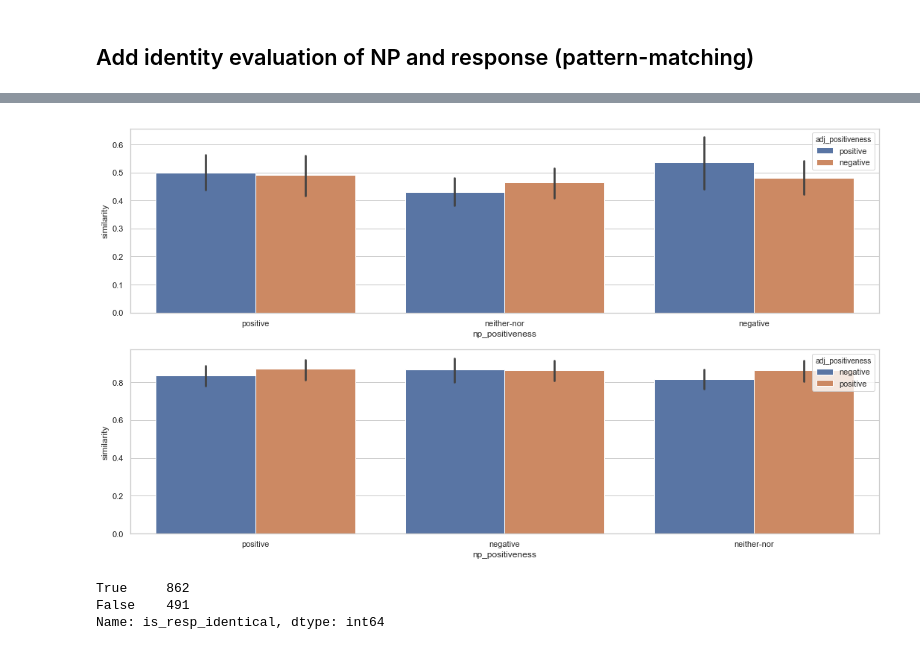
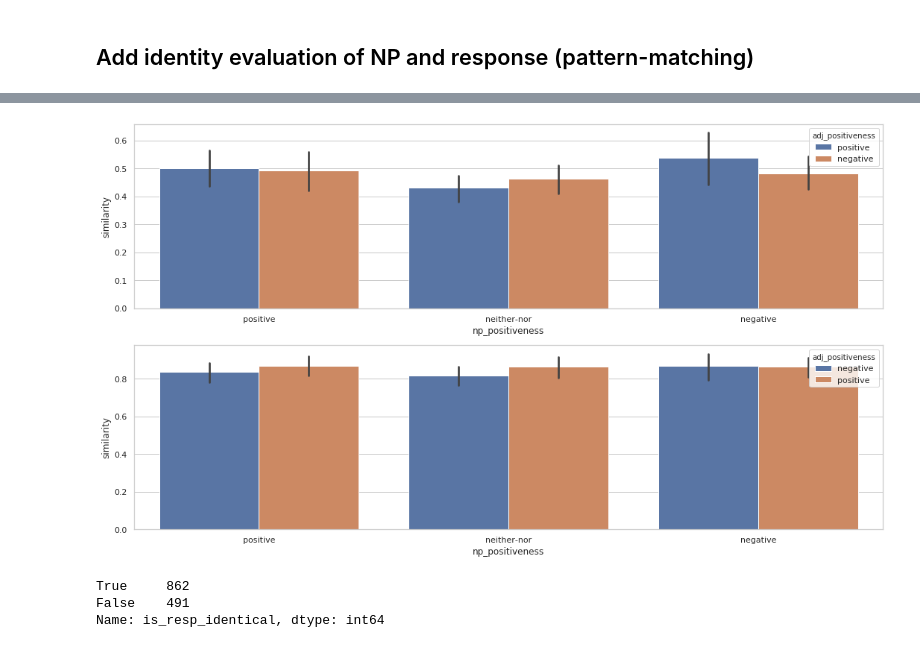
Before and after one commit to mhtess/comparison-class, a Jupyter notebook: analysis/Embedding Analysis_2.ipynb, the cells around one changed output, grey strips where cells are left out. Cells and saved outputs as stored; diff of their text form; code cells hidden in the pictures.

```diff
--- a/analysis/Embedding Analysis_2.ipynb
+++ b/analysis/Embedding Analysis_2.ipynb
@@ -57,18 +61,22 @@ sim_df[has_embedding].head(5)
 # %%
 # insert superordinate label and dimension
 import json
-stimuli_info = "comparison-class/experiments/js/noun_elicitation_pilot.json"
+stimuli_info = "../experiments/js/noun_elicitation_pilot.json"
 with open(stimuli_info) as stim_info:
     stimuli = json.load(stim_info)["examples"]
 #     print(stimuli)
+
+
 raw_df['superordinate'] = raw_df['stim_id'].apply(lambda x: stimuli[x].get('superordinate') )
 raw_df['degree'] = raw_df['stim_id'].apply(lambda x: stimuli[x].get('degree'))
+
+
 # data['superordinate']
 # %% [markdown]
 # Preprocessing
 # %%
 # Did they fail the memory check?
-memory_check_file = 'comparison-class/data/pilot-classElicitation-free-3/class-elicitation-free-3-catch_trials.csv'
+memory_check_file = '../data/pilot-classElicitation-free-3/class-elicitation-free-3-catch_trials.csv'
 memory_check_df = pd.read_csv(memory_check_file)[['workerid', 'correct']]
 
 passed_memory_check = memory_check_df.groupby(['workerid']).sum() >= 8
@@ -106,7 +114,6 @@ unique_nps.columns = ['np']
 unique_nps.index = unique_nps['np']
 
 print('Number of unique NPs (including responses):', len(unique_nps))
-
 # (616 unique responses)
 # %% [output]
 Number of unique NPs (including responses): 676
@@ -222,8 +138,9 @@ with_sim_lemma = df[vars_to_keep + ['lemma']]
 
 
 # Add similarity ratings
-with_sim_raw = append_similarity(with_sim_raw).dropna()
-with_sim_lemma = append_similarity(with_sim_lemma, y = 'lemma').dropna()
+with_sim_raw = append_similarity(with_sim_raw, sim_df).dropna()
+with_sim_lemma = append_similarity(with_sim_lemma, sim_df, y = 'lemma').dropna()
+
 
 # Plot with/without hue
 # plot shows similarity distributions over all response - np pairs
@@ -260,8 +183,8 @@ identical_resp = with_sim_lemma[with_sim_lemma['is_resp_identical'] == True ].dr
 # non_identical_resp
 
 # add similarities
-non_identical_resp = append_similarity(non_identical_resp, y = 'lemma').dropna()
-identical_resp = append_similarity(identical_resp, y = 'lemma').dropna()
+non_identical_resp = append_similarity(non_identical_resp, sim_df, y = 'lemma').dropna()
+identical_resp = append_similarity(identical_resp, sim_df, y = 'lemma').dropna()
 
 # plot similarity distributions of only non-identical np-response pairs
 
@@ -313,22 +236,22 @@ plt.show()
 # %%
 # average similarity of responses/NPs separated into identical and non-identical based on np positiveness, by adjective condition
 # identity based on pattern matching
 
 sns.set(style = 'whitegrid')
 
 fig, axs = plt.subplots(nrows = 2)
 fig.set_size_inches(18, 10)
 
 # non-identical responses
 sns.barplot(x="np_positiveness", y="similarity", hue="adj_positiveness", data=non_identical_resp, ax = axs[0])
 # identical responses, not too much varince to be expected since these pairs are very similar
-sns.barplot(x="np_positiveness", y="similarity", hue="adj_positiveness", order=['positive', 'neither-nor', 'negative'] data=identical_resp, ax = axs[1])
+sns.barplot(x="np_positiveness", y="similarity", hue="adj_positiveness", order=['positive', 'neither-nor', 'negative'], data=identical_resp, ax = axs[1])
 
 plt.show()
 
 # similarity of non-identical pairs around 0.5, similarity of identical pairs around 0.8
 # %% [output]
-[figure, old version]
+[figure, new version]
 # %%
 # number of identity judgements, to be compared with similarity-based judgements
 with_sim_lemma['is_resp_identical'].value_counts()
```
Also changed, not shown: parts of 18 cells of this notebook, 5 other files.
